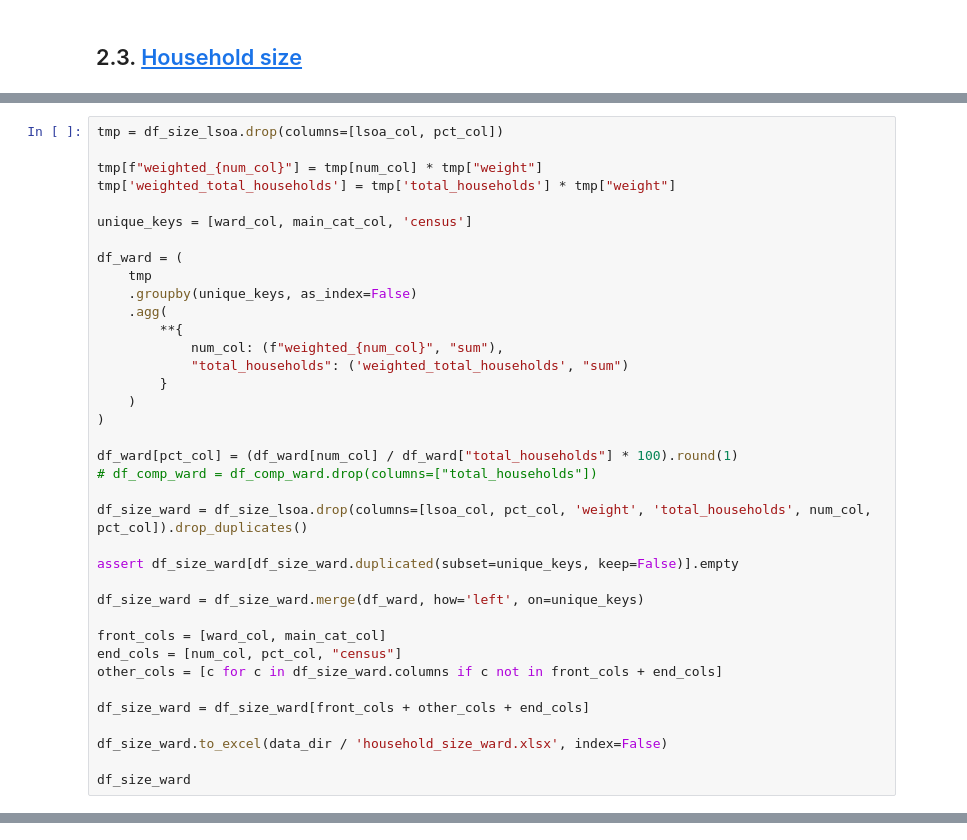
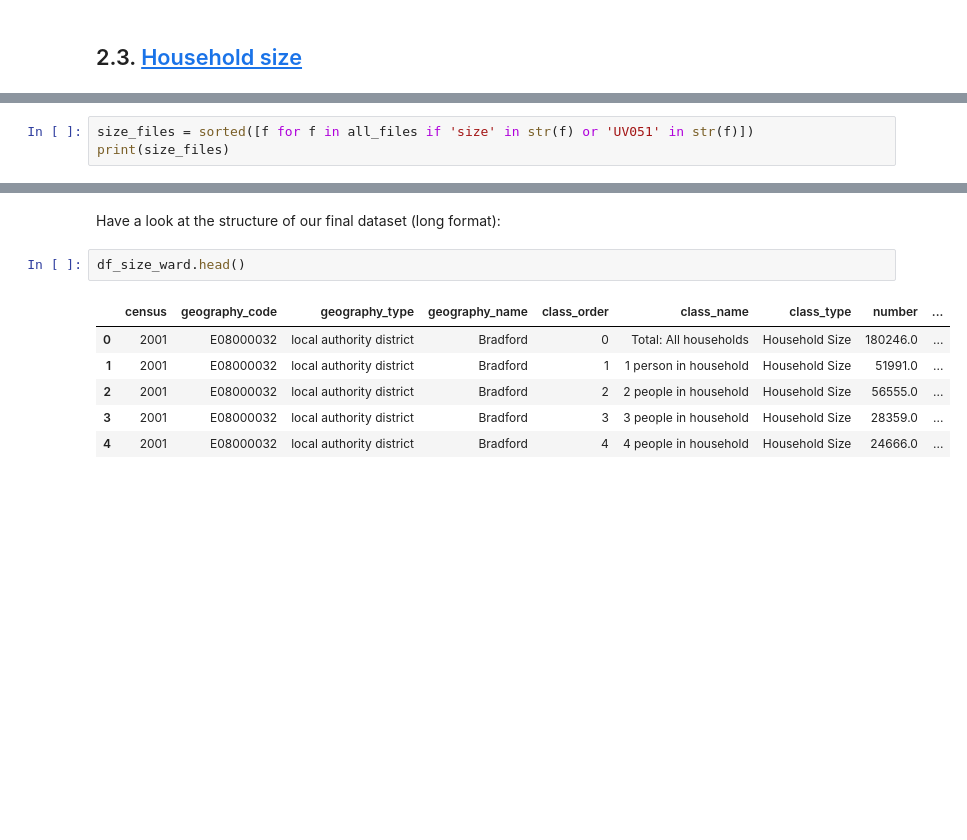
Before and after one commit to alysiayx/bradford-household-structure-trends, a Jupyter notebook: data_processing.ipynb, the cells around one changed output, grey strips where cells are left out. Drawn from its saved outputs; the diff is of its cells as text; blank space fills up the shorter version.

```diff
--- a/data_processing.ipynb
+++ b/data_processing.ipynb
@@ -402,0 +584,3 @@ dfs = {
+# %%
+size_files = sorted([f for f in all_files if 'size' in str(f) or 'UV051' in str(f)])
+print(size_files)
@@ -460,37 +653,0 @@ Warning: 1 LSOA01CD values map to multiple WD24NM values. These will be split eq
-# %%
-tmp = df_size_lsoa.drop(columns=[lsoa_col, pct_col])
-
-tmp[f"weighted_{num_col}"] = tmp[num_col] * tmp["weight"]
-tmp['weighted_total_households'] = tmp['total_households'] * tmp["weight"]
-
-unique_keys = [ward_col, main_cat_col, 'census']
-
-df_ward = (
-    tmp
-    .groupby(unique_keys, as_index=False)
-    .agg(
-        **{
-            num_col: (f"weighted_{num_col}", "sum"),
-            "total_households": ('weighted_total_households', "sum")
-        }
-    )
-)
-
-df_ward[pct_col] = (df_ward[num_col] / df_ward["total_households"] * 100).round(1)
-# df_comp_ward = df_comp_ward.drop(columns=["total_households"])
-
-df_size_ward = df_size_lsoa.drop(columns=[lsoa_col, pct_col, 'weight', 'total_households', num_col, pct_col]).drop_duplicates()
-
-assert df_size_ward[df_size_ward.duplicated(subset=unique_keys, keep=False)].empty
-
-df_size_ward = df_size_ward.merge(df_ward, how='left', on=unique_keys)
-
-front_cols = [ward_col, main_cat_col]
-end_cols = [num_col, pct_col, "census"]
-other_cols = [c for c in df_size_ward.columns if c not in front_cols + end_cols]
-
-df_size_ward = df_size_ward[front_cols + other_cols + end_cols]
-
-df_size_ward.to_excel(data_dir / 'household_size_ward.xlsx', index=False)
-
-df_size_ward
@@ -510,0 +729,11 @@ df_size_ward
+# %% [markdown]
+Have a look at the structure of our final dataset (long format):
+# %%
+df_size_ward.head()
+# %% [output]
+|  | census | geography_code | geography_type | geography_name | class_order | class_name | class_type | number | ... |
+| 0 | 2001 | E08000032 | local authority district | Bradford | 0 | Total: All households | Household Size | 180246.0 | ... |
+| 1 | 2001 | E08000032 | local authority district | Bradford | 1 | 1 person in household | Household Size | 51991.0 | ... |
+| 2 | 2001 | E08000032 | local authority district | Bradford | 2 | 2 people in household | Household Size | 56555.0 | ... |
+| 3 | 2001 | E08000032 | local authority district | Bradford | 3 | 3 people in household | Household Size | 28359.0 | ... |
+| 4 | 2001 | E08000032 | local authority district | Bradford | 4 | 4 people in household | Household Size | 24666.0 | ... |
```
Also changed, not shown: parts of 56 cells of this notebook, 28 other files.
